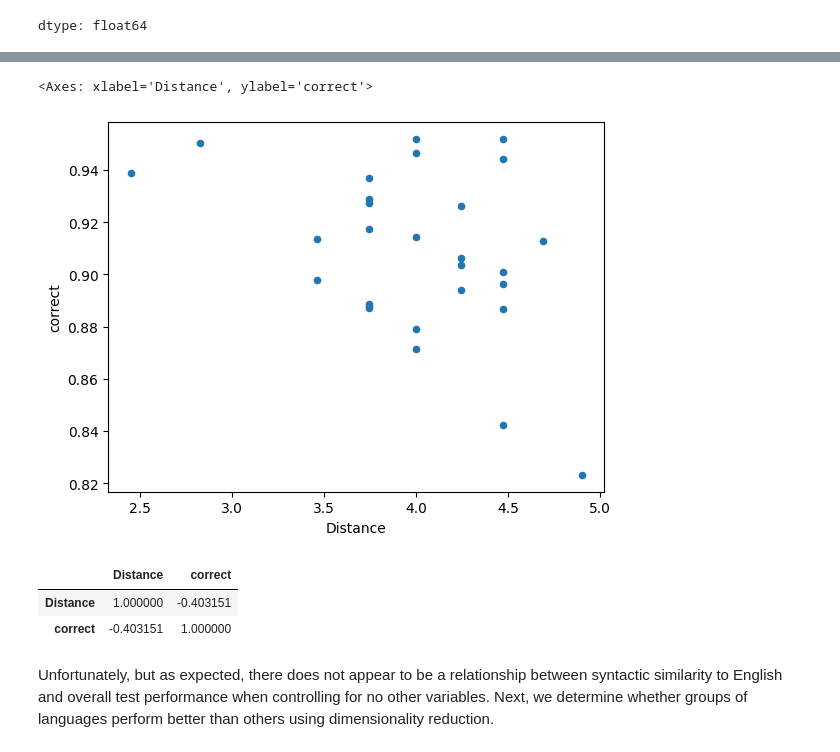
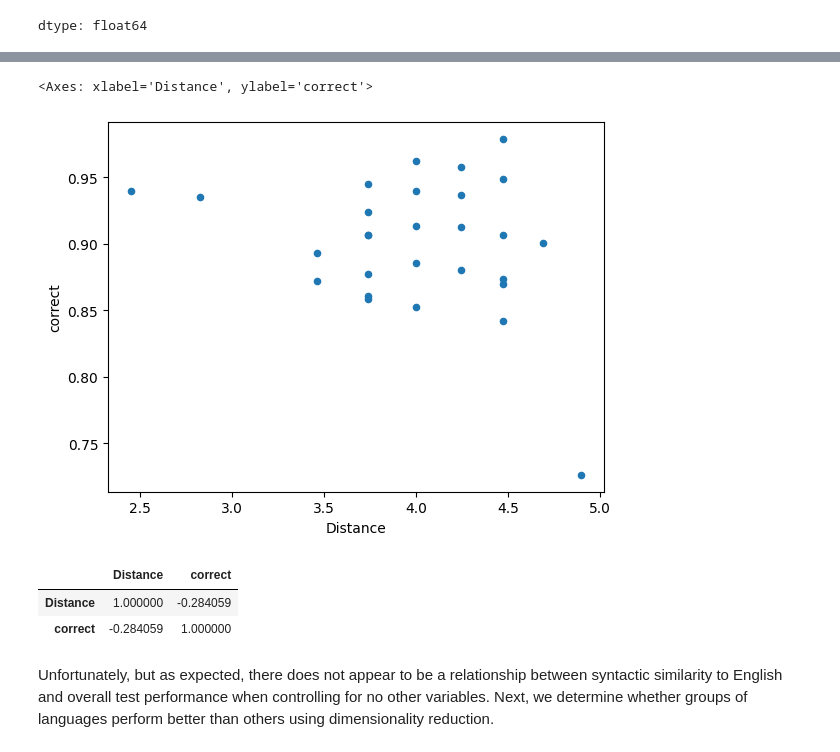
Before and after one commit to ifaul/ifaul.github.io, a Jupyter notebook: lang_acquire_milestone2_11_14.ipynb, the cells around one changed output, grey strips where cells are left out. Saved outputs shown, nothing was run; the diff lists cells and outputs as text; code cells hidden in the pictures.

```diff
--- a/lang_acquire_milestone2_11_14.ipynb
+++ b/lang_acquire_milestone2_11_14.ipynb
@@ -529,33 +551,33 @@ dtype: float64
 # %%
 # Filter dataset for people who have been learning English for less than 7 years
 df_lang_tidy['yrs_learning'] = df_lang_tidy['age'] - df_lang_tidy['Eng_start']
-df_lang_tidy_5 = df_lang_tidy[df_lang_tidy['yrs_learning'] < 10]
+df_lang_tidy_5 = df_lang_tidy[df_lang_tidy['yrs_learning'] < 7]
 df_lang_tidy_5 = df_lang_tidy_5[df_lang_tidy_5['Eng_little'] == 'little']
 
 # Slice dataset for top 30 languages
 df_lang_tidy_30 = df_lang_tidy_5[df_lang_tidy['natlang'].isin(df_lang_tidy_30_index)]
 df_30_correct = df_lang_tidy_30.groupby('natlang')['correct'].mean().sort_values(ascending=False)
 
 # Organize alphabetically to have the same index
 df_eng_dist = df_eng_dist.sort_index()
 df_30_correct = df_30_correct.sort_index()
 
 # Concatenate the two Series and sort
 df_eng_dist_concat = pd.concat([df_eng_dist,df_30_correct],axis = 1)
 df_eng_dist_concat = df_eng_dist_concat.rename(columns={'English': 'Distance'})
 df_eng_dist_concat = df_eng_dist_concat.sort_values(by = 'Distance')
 
 # Plot
 df_eng_dist_concat.plot(x='Distance',y='correct',kind='scatter')
 # %% [output]
 <Axes: xlabel='Distance', ylabel='correct'>
-[figure, old version]
+[figure, new version]
 # %%
 df_eng_dist_concat.corr()
 # %% [output]
 |  | Distance | correct |
-| Distance | 1.000000 | -0.403151 |
-| correct | -0.403151 | 1.000000 |
+| Distance | 1.000000 | -0.284059 |
+| correct | -0.284059 | 1.000000 |
 # %% [markdown]
 Unfortunately, but as expected, there does not appear to be a relationship between syntactic similarity to English and overall test performance when controlling for no other variables. Next, we determine whether groups of languages perform better than others using dimensionality reduction.
 # %%
```
Also changed, not shown: parts of 6 cells of this notebook.
